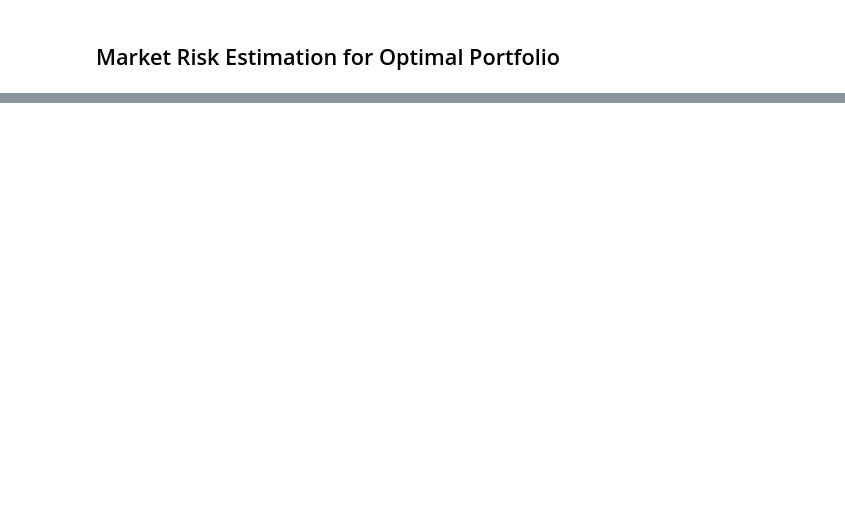
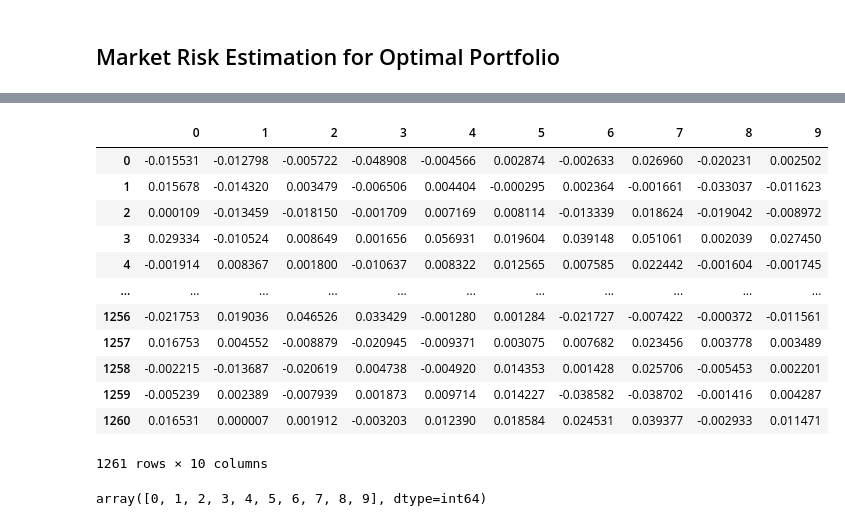
Before and after one commit to HarshitJaiswal1113/Portfolio-Optimization, a Jupyter notebook: OptimalPortfolio.ipynb, the cells around one changed output, grey strips where cells are left out. Cells and saved outputs as stored; diff of their text form; code cells hidden in the pictures; blank space fills up the shorter version.

```diff
--- a/OptimalPortfolio.ipynb
+++ b/OptimalPortfolio.ipynb
@@ -560,0 +504,3 @@ zstd                      1.4.9                h19a0ad4_0
+# %%
+optim_portfolio.reset_index(drop=True,inplace=True)
+synthetic.columns = [0,1,2,3,4,5,6,7,8,9]
@@ -560,0 +521,20 @@ zstd                      1.4.9                h19a0ad4_0
+# %%
+synthetic
+# %% [output]
+|  | 0 | 1 | 2 | 3 | 4 | 5 | 6 | 7 | 8 | 9 |
+| 0 | -0.015531 | -0.012798 | -0.005722 | -0.048908 | -0.004566 | 0.002874 | -0.002633 | 0.026960 | -0.020231 | 0.002502 |
+| 1 | 0.015678 | -0.014320 | 0.003479 | -0.006506 | 0.004404 | -0.000295 | 0.002364 | -0.001661 | -0.033037 | -0.011623 |
+| 2 | 0.000109 | -0.013459 | -0.018150 | -0.001709 | 0.007169 | 0.008114 | -0.013339 | 0.018624 | -0.019042 | -0.008972 |
+| 3 | 0.029334 | -0.010524 | 0.008649 | 0.001656 | 0.056931 | 0.019604 | 0.039148 | 0.051061 | 0.002039 | 0.027450 |
+| 4 | -0.001914 | 0.008367 | 0.001800 | -0.010637 | 0.008322 | 0.012565 | 0.007585 | 0.022442 | -0.001604 | -0.001745 |
+| ... | ... | ... | ... | ... | ... | ... | ... | ... | ... | ... |
+| 1256 | -0.021753 | 0.019036 | 0.046526 | 0.033429 | -0.001280 | 0.001284 | -0.021727 | -0.007422 | -0.000372 | -0.011561 |
+| 1257 | 0.016753 | 0.004552 | -0.008879 | -0.020945 | -0.009371 | 0.003075 | 0.007682 | 0.023456 | 0.003778 | 0.003489 |
+| 1258 | -0.002215 | -0.013687 | -0.020619 | 0.004738 | -0.004920 | 0.014353 | 0.001428 | 0.025706 | -0.005453 | 0.002201 |
+| 1259 | -0.005239 | 0.002389 | -0.007939 | 0.001873 | 0.009714 | 0.014227 | -0.038582 | -0.038702 | -0.001416 | 0.004287 |
+| 1260 | 0.016531 | 0.000007 | 0.001912 | -0.003203 | 0.012390 | 0.018584 | 0.024531 | 0.039377 | -0.002933 | 0.011471 |
+1261 rows × 10 columns
+# %%
+synthetic.columns.values
+# %% [output]
+array([0, 1, 2, 3, 4, 5, 6, 7, 8, 9], dtype=int64)
```
Also changed, not shown: parts of 57 cells of this notebook.
